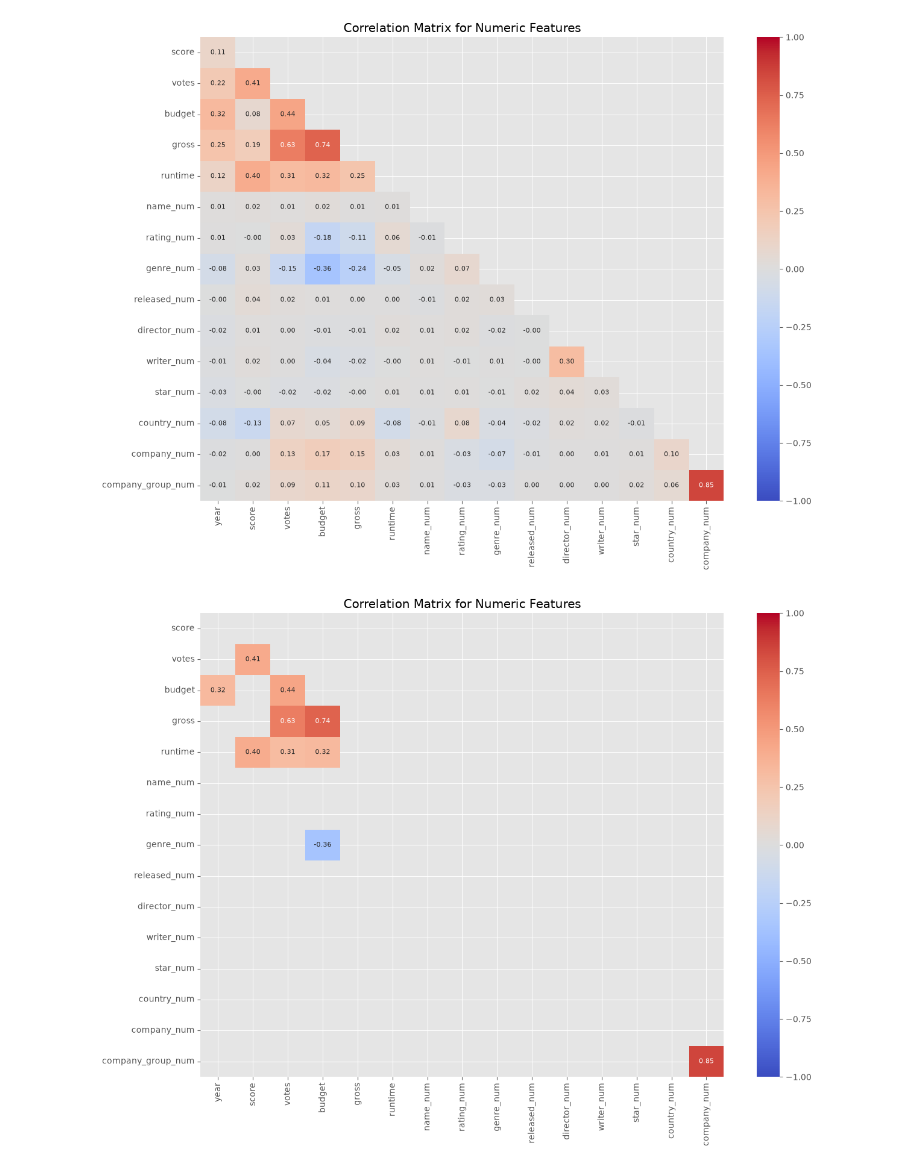
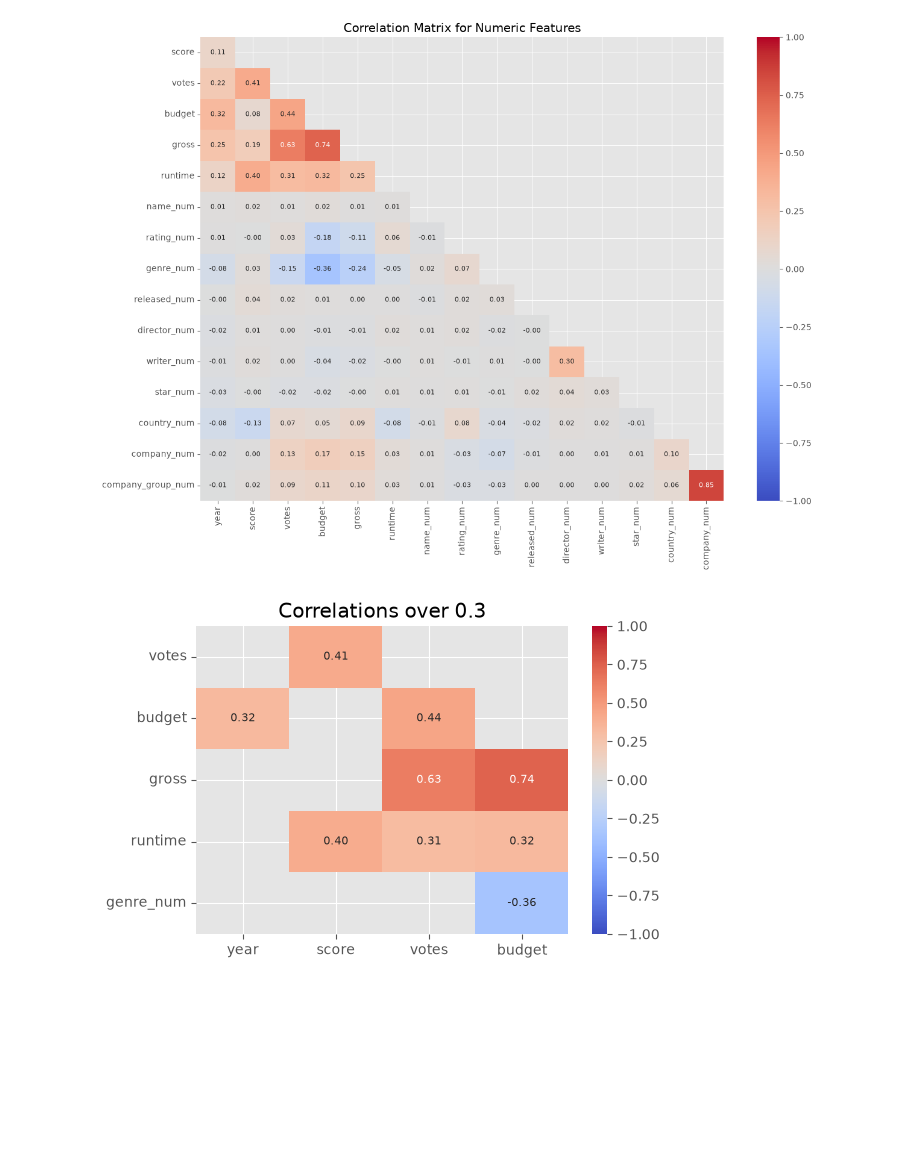
Before and after one commit to ogicode/Film_Correlation, a Jupyter notebook: notebook.ipynb, the cells around one changed output. Saved outputs shown, nothing was run; the diff lists cells and outputs as text; code cells hidden in the pictures; blank space fills up the shorter version.

```diff
--- a/notebook.ipynb
+++ b/notebook.ipynb
@@ -353,18 +377,18 @@ plt.show()
 # %%
 # correlation heatmap
 # only correlations over 0.3, hide diagonal
 corr = df.drop(columns='company_num').corr(numeric_only=True)
-mask = np.triu(np.ones_like(corr, dtype=bool)) | (corr <= 0.3).values
+mask = np.triu(np.ones_like(corr, dtype=bool)) | ((corr > -0.3) & (corr < 0.3)).values
 
 # drop rows and columns with nothing to show
 keep_rows = ~mask.all(axis=1)
 keep_cols = ~mask.all(axis=0)
 corr = corr.loc[keep_rows, keep_cols]
 mask = mask[keep_rows][:, keep_cols]
 
-plt.figure(figsize=(10, 7))
+plt.figure(figsize=(6, 4))
 sns.heatmap(corr, mask=mask, annot=True, fmt='.2f', cmap='coolwarm', vmin=-1, vmax=1, annot_kws={'size': 8})
 plt.title('Correlations over 0.3')
 plt.show()
 # %% [output]
-[figure, old version]
+[figure, new version]
```
Also changed, not shown: parts of 9 cells of this notebook, 2 other files.
